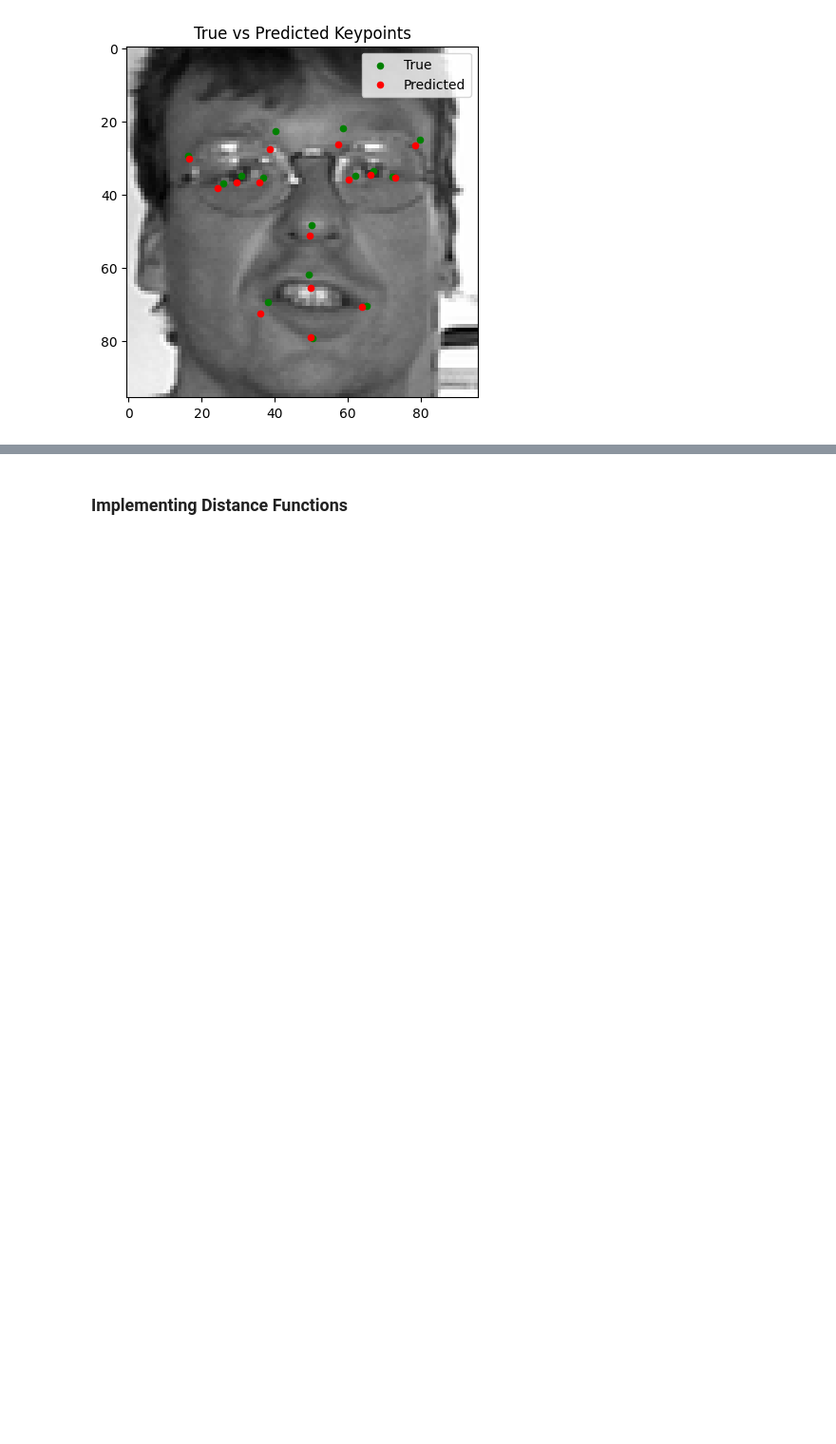
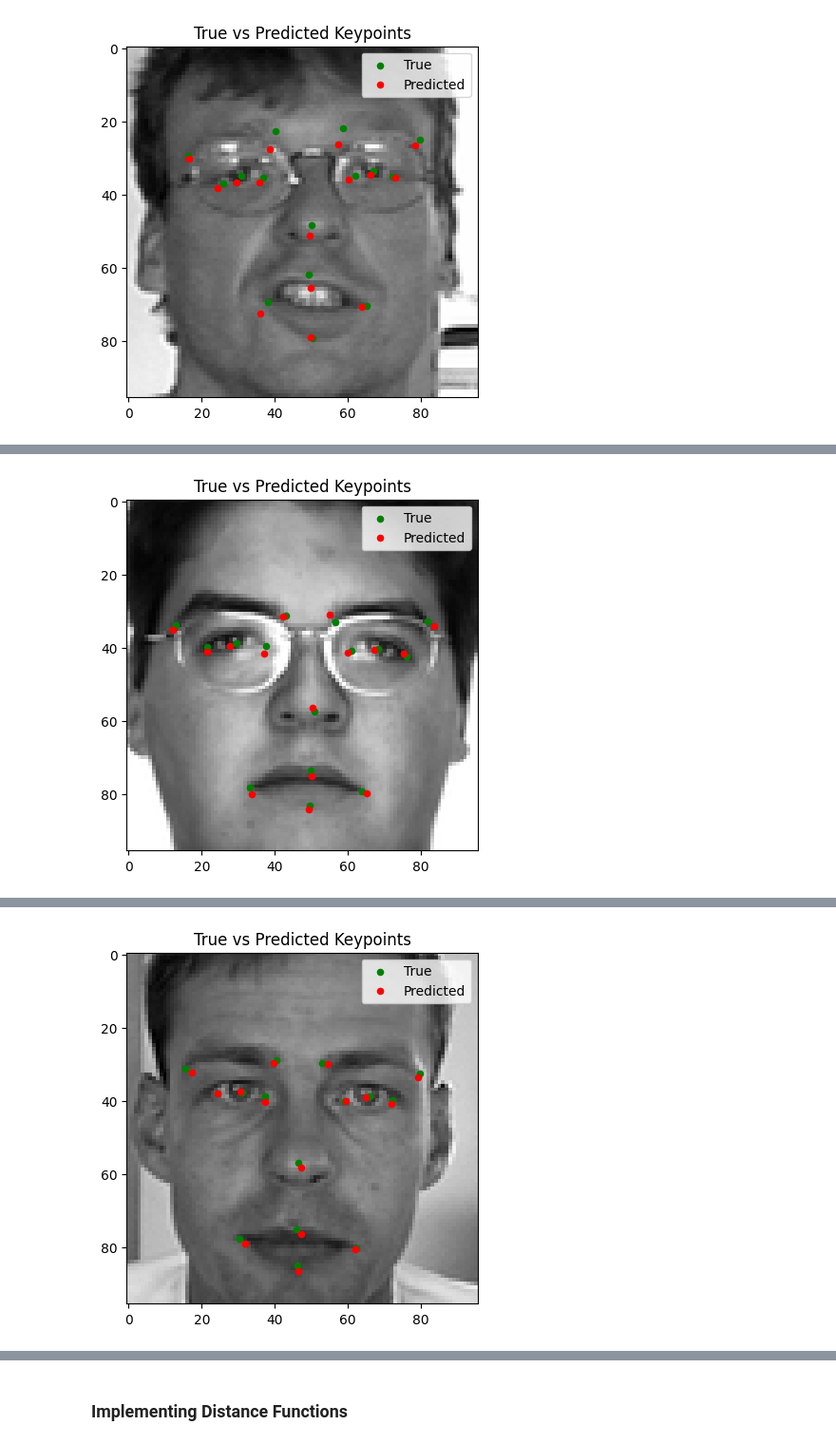
Before and after one commit to elmomote/DL2024-FacialKeypointDetectionProject, a Jupyter notebook: [F24_DL]_Facial_Keypoint_Detection_Project.ipynb, the cells around one changed output, grey strips where cells are left out. Shown at 95% size. Saved outputs shown, nothing was run; the diff lists cells and outputs as text; code cells hidden in the pictures; blank space fills up the shorter version.

```diff
--- a/[F24_DL]_Facial_Keypoint_Detection_Project.ipynb
+++ b/[F24_DL]_Facial_Keypoint_Detection_Project.ipynb
@@ -237,0 +420,6 @@ for index in random_indices:
+# %%
+import random
+random_indices = np.random.choice(len(X_val), size = 5)
+for index in random_indices:
+  visualize_predictions(index)
+# %% [output]
@@ -237,0 +427 @@ for index in random_indices:
+[figure, added]
@@ -237,0 +429 @@ for index in random_indices:
+[figure, added]
```
Also changed, not shown: parts of 15 cells of this notebook.
